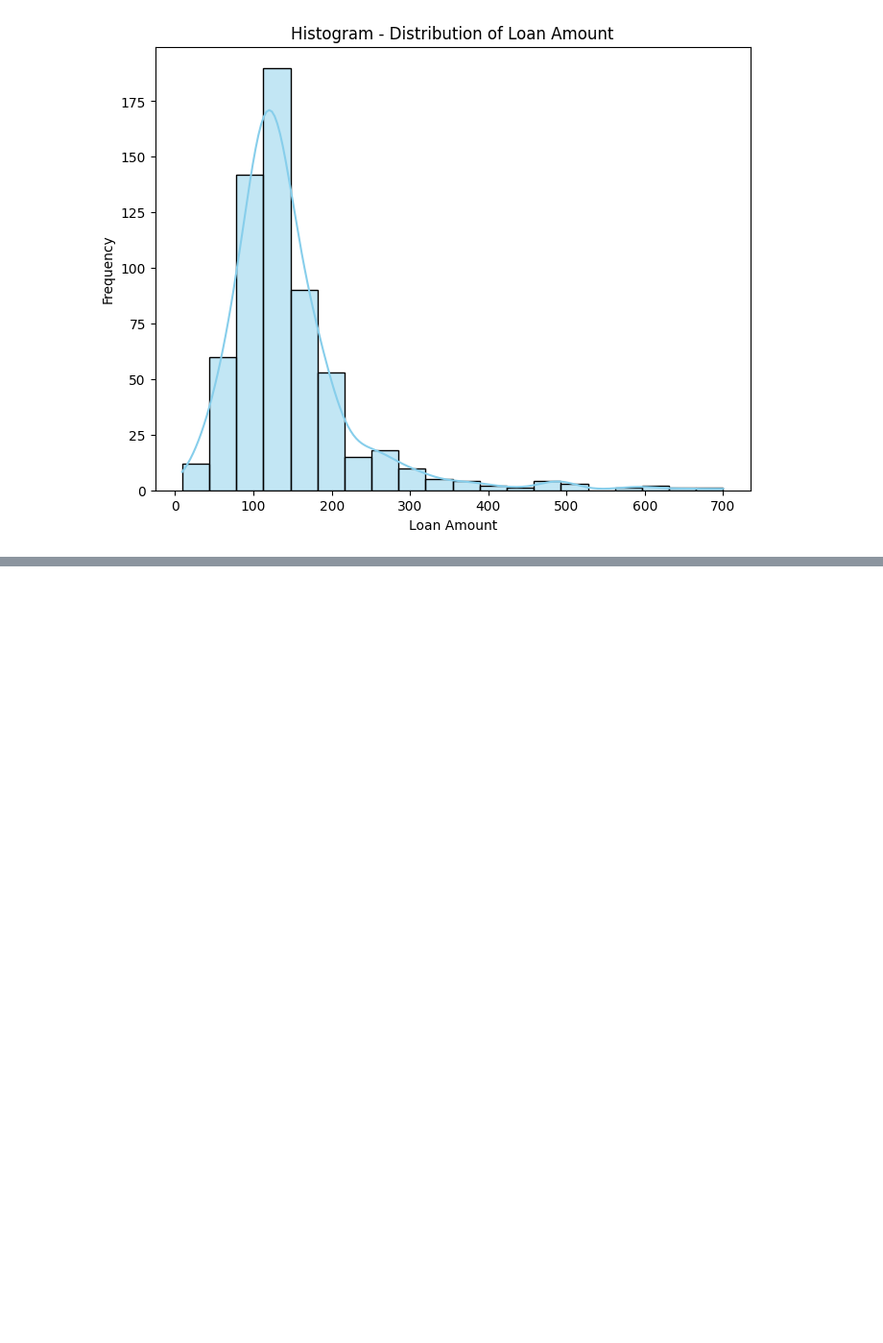
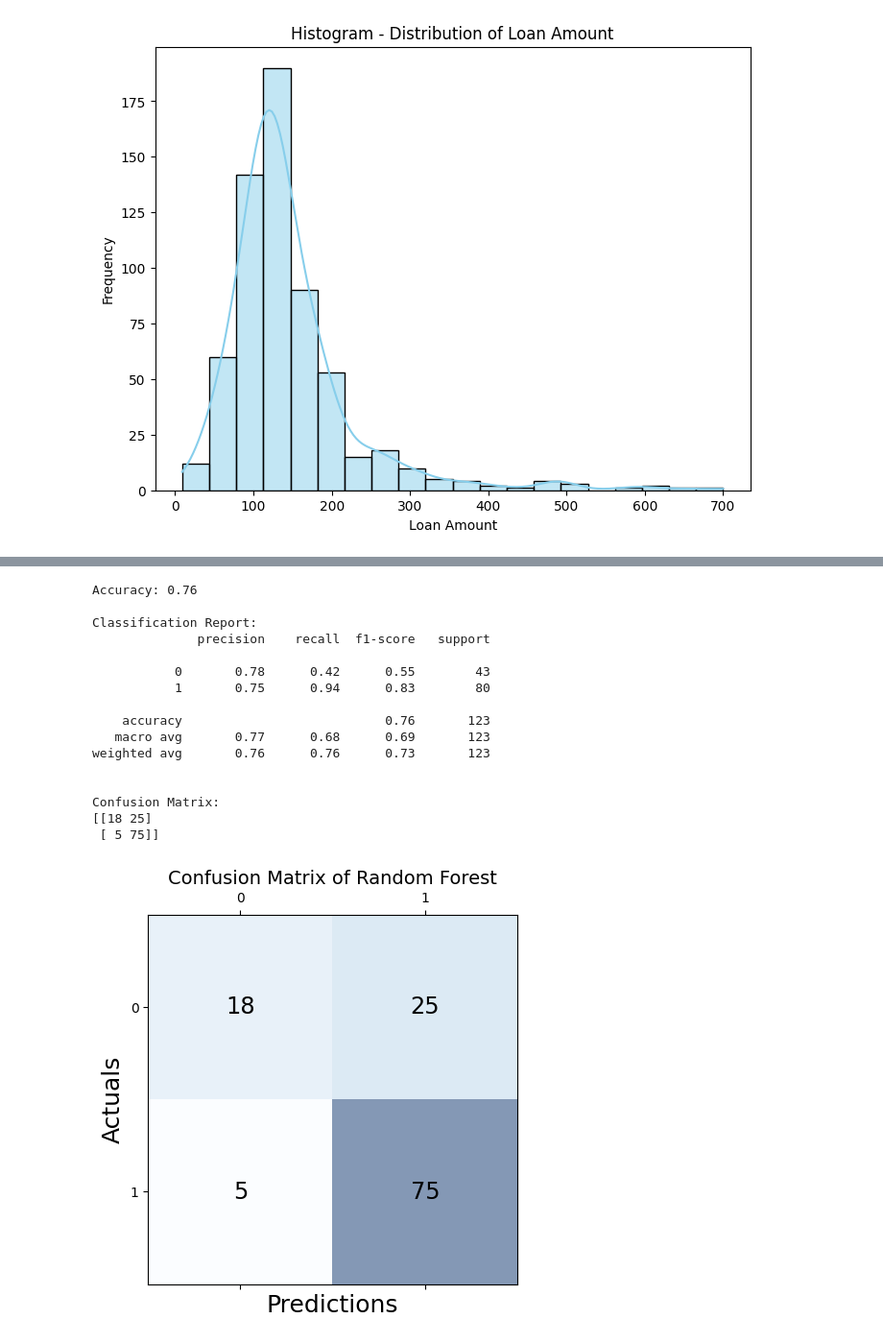
Before and after one commit to root459/ibm_loan_prediction, a Jupyter notebook: loanpredictionibm.ipynb, the cells around one changed output, grey strips where cells are left out. Shown at 96% size. Drawn from its saved outputs; the diff is of its cells as text; code cells hidden in the pictures; blank space fills up the shorter version.

```diff
--- a/loanpredictionibm.ipynb
+++ b/loanpredictionibm.ipynb
@@ -311,0 +530,59 @@ plt.show()
+# %%
+from sklearn.ensemble import RandomForestClassifier
+from sklearn.metrics import accuracy_score, classification_report, confusion_matrix
+import matplotlib.pyplot as plt
+
+# Assuming 'X_train', 'X_test', 'y_train', 'y_test' are your training and testing sets
+
+# Initialize the Random Forest classifier
+random_forest = RandomForestClassifier(random_state=42)
+
+# Train the model using the training sets
+random_forest.fit(X_train, y_train)
+
+# Predict on the test set
+y_pred = random_forest.predict(X_test)
+
+# Calculate accuracy
+accuracy = accuracy_score(y_test, y_pred)
+print(f"Accuracy: {accuracy:.2f}")
+
+# Generate classification report
+print("\nClassification Report:")
+print(classification_report(y_test, y_pred))
+
+# Generate confusion matrix
+print("\nConfusion Matrix:")
+print(confusion_matrix(y_test, y_pred))
+
+# Plotting the Confusion Matrix
+cm = confusion_matrix(y_test, y_pred)
+fig, ax = plt.subplots(figsize=(5, 5))
+ax.matshow(cm, cmap=plt.cm.Blues, alpha=0.5)
+
+for i in range(cm.shape[0]):
+    for j in range(cm.shape[1]):
+        ax.text(x=j, y=i, s=cm[i, j], va='center', ha='center', size='xx-large')
+
+plt.xlabel('Predictions', fontsize=18)
+plt.ylabel('Actuals', fontsize=18)
+plt.title('Confusion Matrix of Random Forest', fontsize=14)
+plt.show()
+# %% [output]
+Accuracy: 0.76
+
+Classification Report:
+              precision    recall  f1-score   support
+
+           0       0.78      0.42      0.55        43
+           1       0.75      0.94      0.83        80
+
+    accuracy                           0.76       123
+   macro avg       0.77      0.68      0.69       123
+weighted avg       0.76      0.76      0.73       123
+
+
+Confusion Matrix:
+[[18 25]
+ [ 5 75]]
+[figure, added]
```
Also changed, not shown: parts of 19 cells of this notebook.
